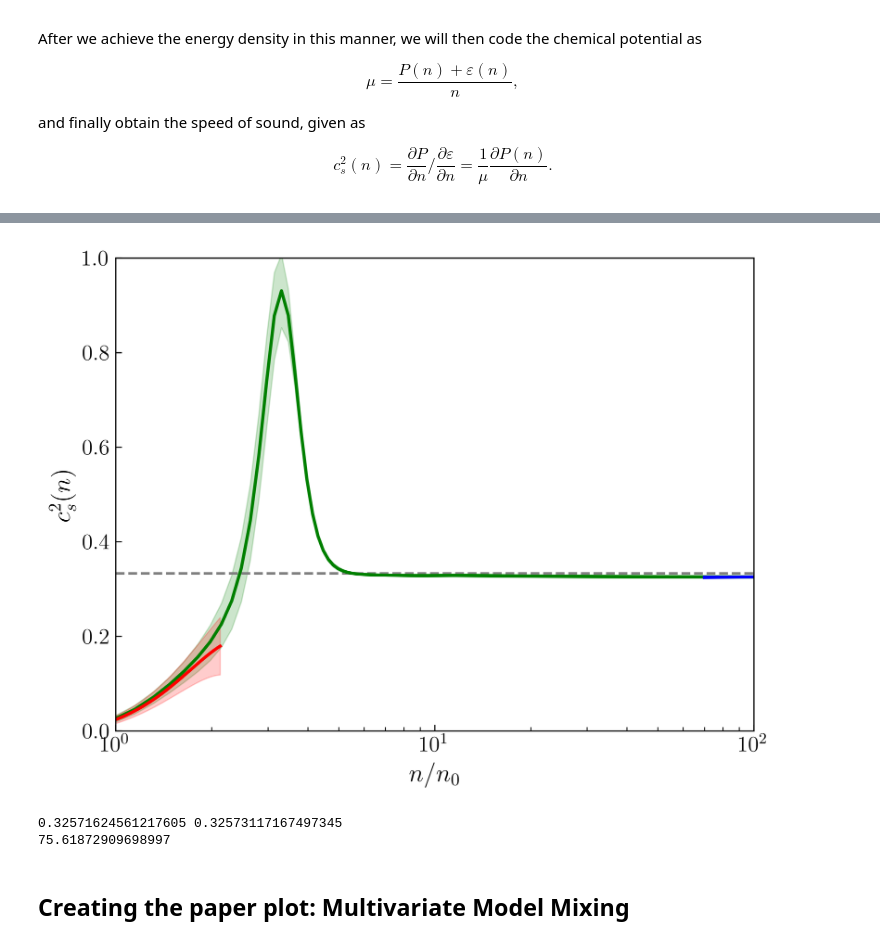
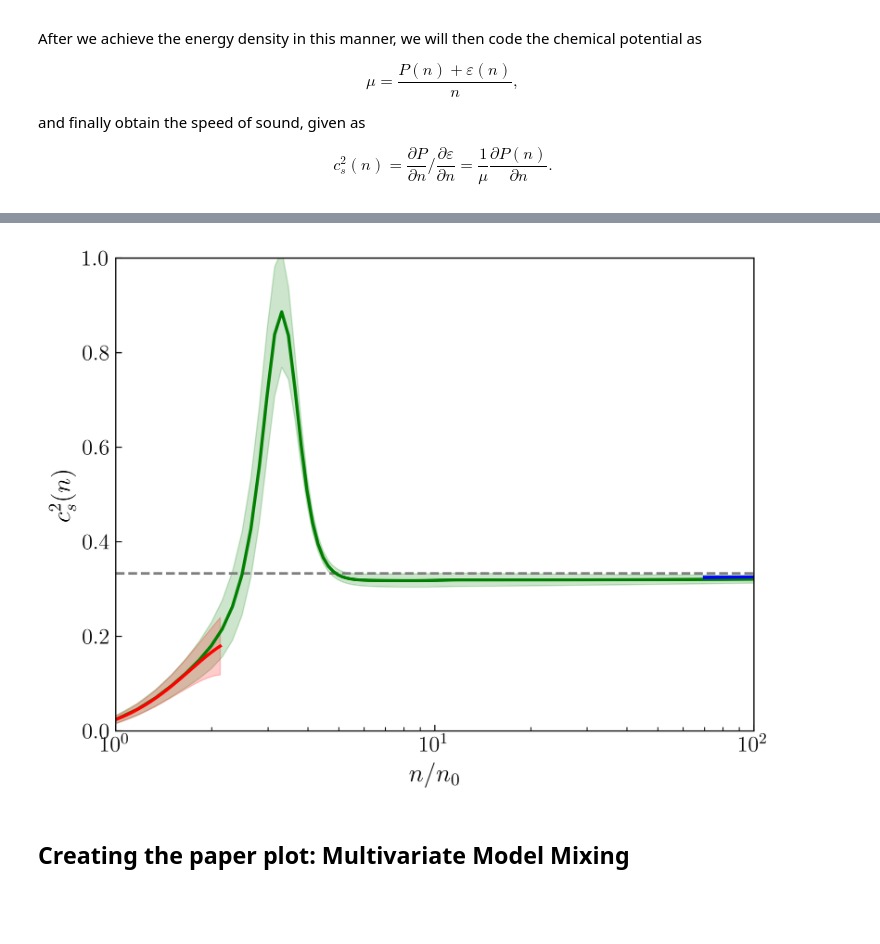
Before and after one commit to asemposki/neutron-rich-bmm, a Jupyter notebook: Pressure_Mixing_cs2.ipynb, the cells around one changed output, grey strips where cells are left out. Drawn from its saved outputs; the diff is of its cells as text; code cells hidden in the pictures; blank space fills up the shorter version.

```diff
--- a/Pressure_Mixing_cs2.ipynb
+++ b/Pressure_Mixing_cs2.ipynb
@@ -87,7 +80,7 @@ class ChiralModel(BaseModel):
     def __init__(self, density):
 
         # import the data set here
-        chiral_data = np.load('data/eos_data/pressure_chiral_data_scaled_cpk_mean.npz')
+        chiral_data = np.load('data/eos_data/pressure_chiral_data_scaled_PAL.npz')
         self.dens_test = chiral_data['density']
         self.mean_test = chiral_data['mean'][:,3]
         self.std_test = chiral_data['std_dev'][:,3]
@@ -329,16 +322,27 @@ $$
 # %%
 density_test = density
 
+# integrating forwards
 edens_data = np.load('data/eos_data/edens_data_chiral.npz')
-
-print(edens_data['density'].shape)
 
 # call the energy density data set and interpolate
 edens_interp = scinterp.interp1d(edens_data['density'], edens_data['mean'], kind='cubic', fill_value='extrapolate')
 edens_interp_std = scinterp.interp1d(edens_data['density'], edens_data['std'], kind='cubic', fill_value='extrapolate')
-en_0 = 47637.52750259489        #edens_interp(density[1])  # BC at 100*n0
-en_0_lower = 47505.507238020364 #en_0 - edens_interp_std(density[1])
-en_0_upper = 47769.54772653198  #en_0 + edens_interp_std(density[1])
+en_0 = edens_interp(0.16)
+en_0_lower = en_0 - edens_interp_std(0.16)
+en_0_upper = en_0 + edens_interp_std(0.16)
+
+edens_dict = {
+    'mean': en_0,
+    'lower': en_0_lower,
+    'upper': en_0_upper
+}
+
+# load in the saved data from pQCD and interpolate for P_FG scaling (making sure)
+p_fg_scaling = np.load('data/eos_data/pqcd_fg_data.npz')
+p_fg_interp = scinterp.interp1d(p_fg_scaling['density'], p_fg_scaling['mean'], kind='cubic', \
+                               fill_value='extrapolate')
+p_fg = p_fg_interp(density_test)
 
 p_mean_interp = scinterp.interp1d(density_test[1:], (mixed_mean[1:]*p_fg[1:]), kind='cubic', fill_value='extrapolate')
 p_lower_interp = scinterp.interp1d(density_test[1:], ((mixed_mean[1:]-mixed_std_dev[1:])*p_fg[1:]), kind='cubic', fill_value='extrapolate')
@@ -368,15 +372,8 @@ pres = {
     'std_dev': (mixed_std_dev*p_fg)[1:]
 }
 
-# edens dict for input
-edens = {
-    'mean': en_0,
-    'lower': en_0_lower,
-    'upper': en_0_upper
-}
-
-dens_cs2, cs2_result, _, edens_result, _= speed_of_sound(density[1:], pres, edens, \
-                                                 sat=False, integrate='backward')
+dens_cs2, cs2_result, _, edens_result, _= speed_of_sound(density[1:], pres, edens_dict, \
+                                                 sat=True, integrate='forward')
 cs2_mean = cs2_result['mean']
 cs2_lower = cs2_result['lower']
 cs2_upper = cs2_result['upper']
@@ -400,43 +396,37 @@ NARROW_IMG_WIDTH = 400
 
 plt.axhline(y=0.333333, color='grey', linestyle='dashed')
 
 plt.plot(dens_cs2/n0, cs2_mean, color='g', linewidth=2, label=r'Mixed model')
 plt.fill_between(dens_cs2/n0, cs2_lower, cs2_upper, color='g', alpha=0.2)
 
 # plot the result from chiral to see differences
 npzfile = np.load('speedofsoundchiral.npz')
 chiral_mean = npzfile['mean']
 chiral_std = npzfile['std']
 chiral_dens = npzfile['density']
 plt.plot(chiral_dens/n0, chiral_mean[:,3], color='red', linewidth=2, label=r'ChEFT')
-plt.fill_between(chiral_dens/n0, chiral_mean[:,3]+chiral_std[:,3], chiral_mean[:,3]-chiral_std[:,3], alpha=0.2, color='red')
+plt.fill_between(chiral_dens/n0, chiral_mean[:,3]+chiral_std[:,3], \
+                 chiral_mean[:,3]-chiral_std[:,3], alpha=0.2, color='red')
 
 # plot the result from pqcd to see differences
 npzfile2 = np.load('data/eos_data/pqcd_cs2_11.2_alphas.npz')
 pqcd_cs2 = npzfile2['mean']
 pqcd_dens = npzfile2['density']
 pqcd_lower = npzfile2['lower']
 pqcd_upper = npzfile2['upper']
 plt.plot(pqcd_dens/n0, pqcd_cs2, color='blue', linewidth=2, label=r'pQCD')
 plt.fill_between(pqcd_dens/n0, pqcd_lower, pqcd_upper, color='blue', alpha=0.2)
 
 # plot individual calculation from pQCD as well (using same method, but no energy density integration)
 plt.xlim(1.0, 100.0)
 plt.ylim(0.0, 1.0)
+#plt.axvline(x=5.305)
 plt.xlabel(r'$n/n_{0}$', fontsize=16)
 plt.ylabel(r'$c_{s}^{2}(n)$', fontsize=16)
 plt.xscale('log')
-
-# set up the labels
-#plt.text(0.5,0.5, r'$\chi$EFT', ha='right', va='top', fontsize=16)
 plt.show()
-
-print(cs2_mean[-1], pqcd_cs2[-1])
-print(pqcd_dens[56]/n0)
 # %% [output]
-[figure, old version]
+[figure, new version]
-0.32571624561217605 0.32573117167497345
-75.61872909698997
 # %% [markdown]
 ## Creating the paper plot: Multivariate Model Mixing
 # %%
```
Also changed, not shown: parts of 7 cells of this notebook, 5 other files.
